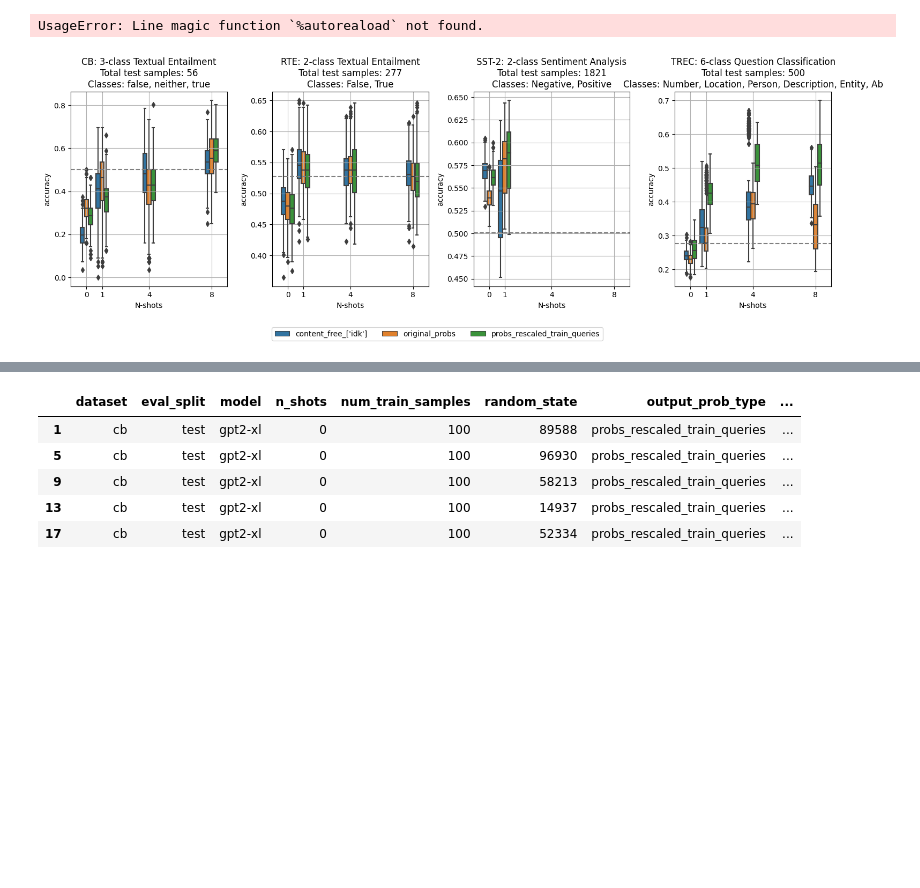
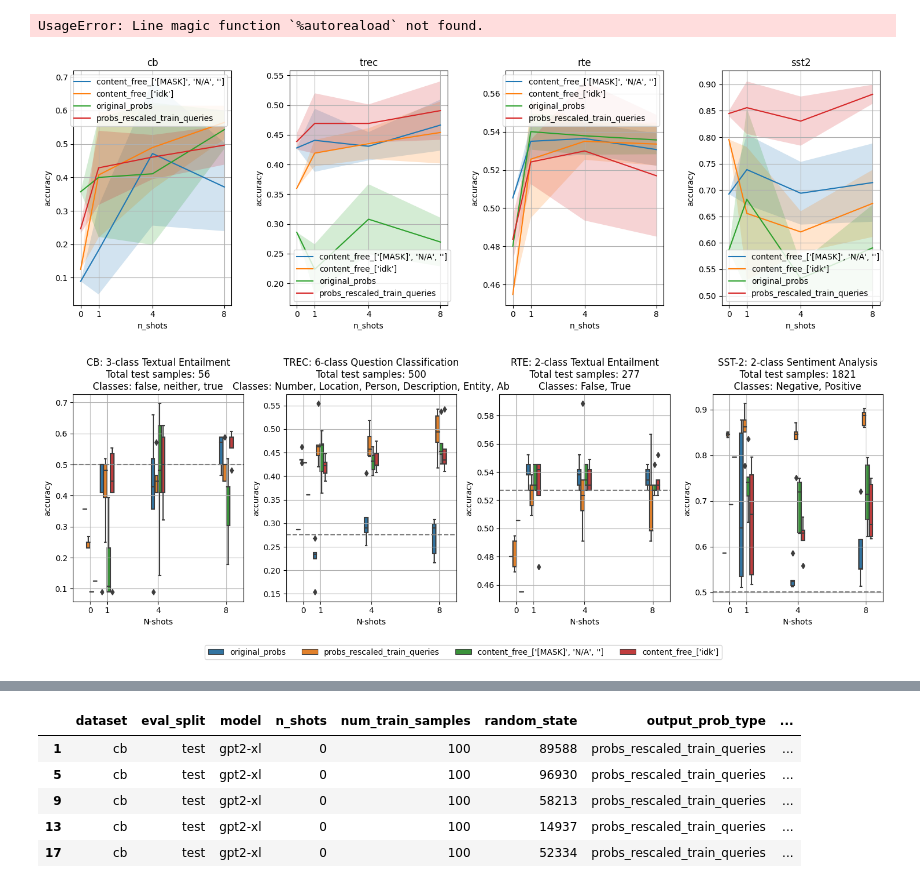
Before and after one commit to LautaroEst/efficient-reestimation, a Jupyter notebook: plots.ipynb, the cells around one changed output, grey strips where cells are left out. Cells and saved outputs as stored; diff of their text form; code cells hidden in the pictures; blank space fills up the shorter version.

Commit message:
Debugged all tests

```diff
--- a/plots.ipynb
+++ b/plots.ipynb
@@ -36,11 +36,21 @@ def read_results(root_dir, experiment_name):
         if "score:" in column:
             score_name = column.split(":")[1]
             break
-    return score_results, score_name
+    models = score_results["model"].unique()
+    assert len(models) == 1, "Only one model supported"
+    model_name = models[0]
+    return score_results, score_name, model_name
 
 
-def plot_score_vs_nshots_std(score_results, score="accuracy"):
+def plot_score_vs_nshots_std(score_results, score="accuracy", model_name="gpt2-xl", prob_types=None, datasets=None):
     score_results = score_results.sort_values(["model", "dataset", "eval_split", "n_shots", "output_prob_type"])
+    score_results = score_results.sort_values(["model", "dataset", "eval_split", "n_shots", "output_prob_type"])
+    if prob_types is not None:
+        prob_types = [pt for pt in prob_types if pt in score_results["output_prob_type"].unique()]
+        score_results = score_results.loc[score_results["prob_types"].isin(prob_types), :].sort_index(level=["model", "dataset", "eval_split", "n_shots"])
+    if datasets is not None:
+        datasets = [ds for ds in datasets if ds in score_results["dataset"].unique()]
+        score_results = score_results.loc[score_results["dataset"].isin(datasets), :].sort_index(level=["model", "dataset", "eval_split", "n_shots"])
     datasets = score_results["dataset"].unique()
     n_shots = score_results["n_shots"].unique()
     score_results = score_results.groupby(["model", "dataset", "eval_split", "n_shots", "output_prob_type"]).agg({
@@ -50,8 +60,8 @@ def plot_score_vs_nshots_std(score_results, score="accuracy"):
     for i, dataset in enumerate(datasets):
         # Plot acc vs nshots for each output_prob_type
         for output_prob_type in score_results.reset_index()["output_prob_type"].unique():
-            mean = score_results.loc[("gpt2-xl", dataset, "test", slice(None), output_prob_type), (f"score:{score}", "mean")]
-            std = score_results.loc[("gpt2-xl", dataset, "test", slice(None), output_prob_type), (f"score:{score}", "std")]
+            mean = score_results.loc[(model_name, dataset, "test", slice(None), output_prob_type), (f"score:{score}", "mean")]
+            std = score_results.loc[(model_name, dataset, "test", slice(None), output_prob_type), (f"score:{score}", "std")]
             ax[i].plot(n_shots, mean, label=output_prob_type)
             ax[i].fill_between(n_shots, mean - std, mean + std, alpha=0.2)
         ax[i].set_title(dataset)
@@ -90,49 +100,60 @@ def plot_score_vs_nshots_q95(score_results, score="accuracy"):
     fig.tight_layout()
 
 
-def plot_score_vs_nshots_boxplot(score_results, score="accuracy"):
+def plot_score_vs_nshots_boxplot(score_results, score="accuracy", model_name="gpt2-xl", prob_types=None, datasets=None):
     score_results = score_results.sort_values(["model", "dataset", "eval_split", "n_shots", "output_prob_type"])
-    score_results = score_results.loc[score_results["output_prob_type"].isin(["original_probs","probs_rescaled_train_queries","content_free_['idk']"]),:]
+    if prob_types is not None:
+        prob_types = [pt for pt in prob_types if pt in score_results["output_prob_type"].unique()]
+        score_results = score_results.loc[score_results["prob_types"].isin(prob_types), :].sort_index(level=["model", "dataset", "eval_split", "n_shots"])
+    if datasets is not None:
+        datasets = [ds for ds in datasets if ds in score_results["dataset"].unique()]
+        score_results = score_results.loc[score_results["dataset"].isin(datasets), :].sort_index(level=["model", "dataset", "eval_split", "n_shots"])
+
     datasets = score_results["dataset"].unique()
     n_shots = score_results["n_shots"].unique()
     output_prob_type = score_results["output_prob_type"].unique()
     fig, ax = plt.subplots(1, len(datasets), figsize=(15, 5), sharey=False)
+    if len(datasets) == 1:
+        ax = np.array([ax])
     for i, dataset in enumerate(datasets):
         data = score_results.loc[
-            (score_results.model == "gpt2-xl") & \
+            (score_results.model == model_name) & \
             (score_results.dataset == dataset) & \
             (score_results.eval_split == "test"),
             ["n_shots", "output_prob_type", f"score:{score}"]
         ]
         ax[i] = sns.boxplot(
             data=data,
             x="n_shots",
             y=f"score:{score}",
             hue="output_prob_type",
             ax=ax[i],
             order=np.arange(0,max(n_shots)+1)
         )
         ax[i].hlines(dataset2baseline(dataset), n_shots[0]-1, n_shots[-1]+1, linestyles="dashed", colors="gray")
         ax[i].set_title(dataset2description(dataset))
         ax[i].set_xticks(n_shots)
         ax[i].set_xlabel("N-shots")
         ax[i].set_xlim(-1, max(n_shots)+1)
         ax[i].set_ylabel(score)
         # ax[i].set_ylim(0, 1)
         ax[i].grid()
         ax[i].get_legend().remove()
 
     # add legend
     handles, labels = ax[i].get_legend_handles_labels()
     fig.legend(handles, labels, loc='lower center', ncol=len(output_prob_type), bbox_to_anchor=(0.5, -0.1))
     fig.tight_layout()
 
 
 root_dir = "./"
 experiment = "gpt2-xl_n100"
-results, score = read_results(root_dir, experiment)
-# plot_score_vs_nshots_std(results, score)
-# plot_score_vs_nshots_q95(results, score)
-plot_score_vs_nshots_boxplot(results, score)
+# experiment = "gpt3-text-davinci-003_n100"
+# datasets = ["cb", "trec"]
+datasets = ["cb", "rte", "sst2", "trec"]
+results, score, model_name = read_results(root_dir, experiment)
+plot_score_vs_nshots_std(results, score, model_name, prob_types=None, datasets=datasets)
+plot_score_vs_nshots_boxplot(results, score, model_name, prob_types=None, datasets=datasets)
 # %% [output]
-[figure, old version]
+[figure, new version]
+[figure, added]
```
Also changed, not shown: parts of 1 cell of this notebook, 14 other files.
